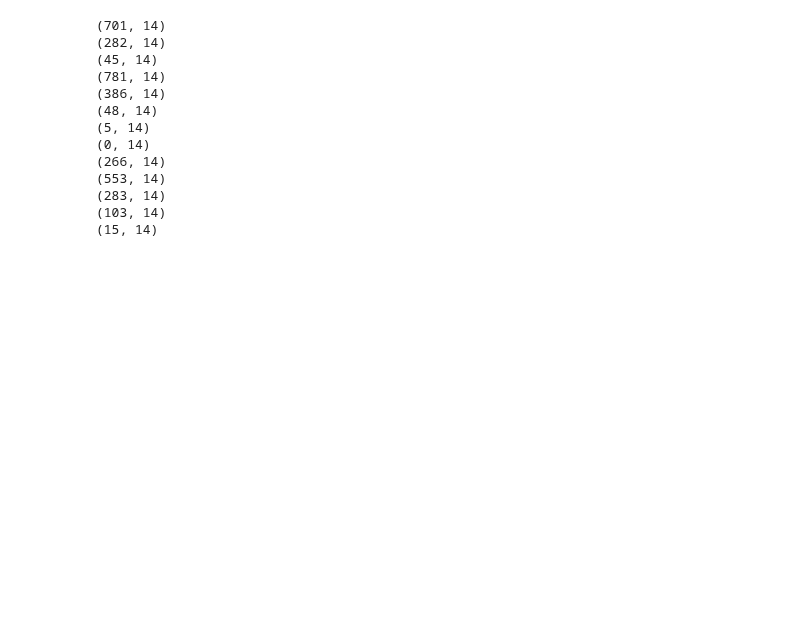
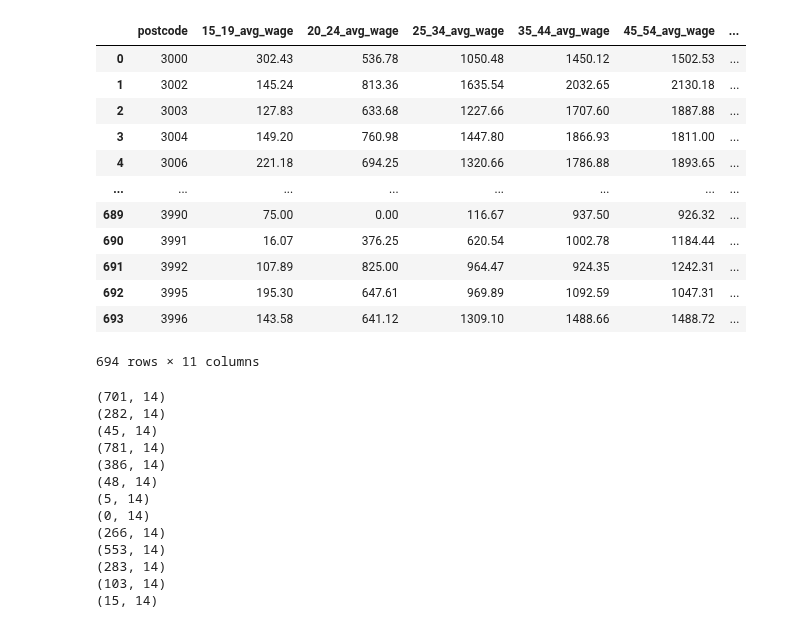
Before and after one commit to MAST30034-Applied-Data-Science/generic-real-estate-consulting-project-group-55, a Jupyter notebook: notebooks/external_analysis.ipynb, the cells around one changed output. Cells and saved outputs as stored; diff of their text form; code cells hidden in the pictures; blank space fills up the shorter version.

```diff
--- a/notebooks/external_analysis.ipynb
+++ b/notebooks/external_analysis.ipynb
@@ -8,6 +8,22 @@ CBD = pd.read_csv('../data/curated/cbd_distances_durations(final).csv')
 rent = pd.read_csv('../rent_data/rent_cleaned.csv')
 population_growth = pd.read_csv('../data/curated/population_postcode_SA2.csv')
 affluence = pd.read_csv('../data/curated/affluence.csv')
+# %%
+affluence
+# %% [output]
+|  | postcode | 15_19_avg_wage | 20_24_avg_wage | 25_34_avg_wage | 35_44_avg_wage | 45_54_avg_wage | ... |
+| 0 | 3000 | 302.43 | 536.78 | 1050.48 | 1450.12 | 1502.53 | ... |
+| 1 | 3002 | 145.24 | 813.36 | 1635.54 | 2032.65 | 2130.18 | ... |
+| 2 | 3003 | 127.83 | 633.68 | 1227.66 | 1707.60 | 1887.88 | ... |
+| 3 | 3004 | 149.20 | 760.98 | 1447.80 | 1866.93 | 1811.00 | ... |
+| 4 | 3006 | 221.18 | 694.25 | 1320.66 | 1786.88 | 1893.65 | ... |
+| ... | ... | ... | ... | ... | ... | ... | ... |
+| 689 | 3990 | 75.00 | 0.00 | 116.67 | 937.50 | 926.32 | ... |
+| 690 | 3991 | 16.07 | 376.25 | 620.54 | 1002.78 | 1184.44 | ... |
+| 691 | 3992 | 107.89 | 825.00 | 964.47 | 924.35 | 1242.31 | ... |
+| 692 | 3995 | 195.30 | 647.61 | 969.89 | 1092.59 | 1047.31 | ... |
+| 693 | 3996 | 143.58 | 641.12 | 1309.10 | 1488.66 | 1488.72 | ... |
+694 rows × 11 columns
 # %%
 rent = rent.rename(columns={'listingSlug':'rent_address'})
 rent_1bathroom = rent[rent.bathrooms == 1]
```
Also changed, not shown: parts of 2 cells of this notebook, 1 other file.
